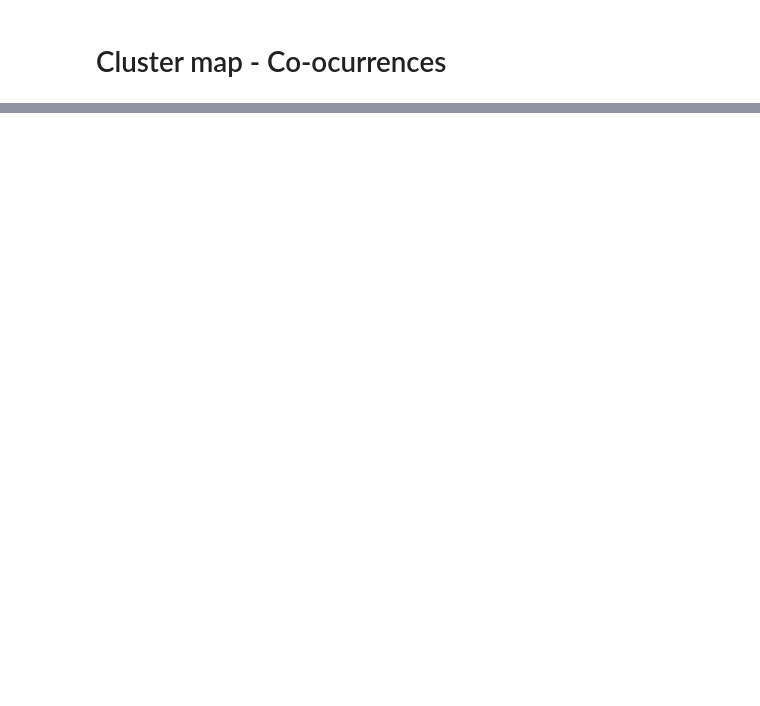
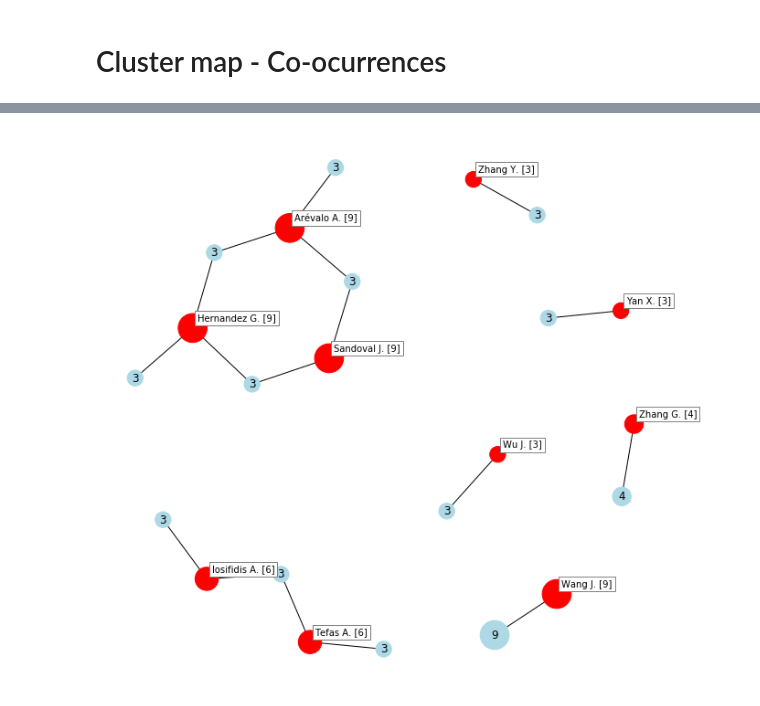
Before and after one commit to jdvelasq/techminer-old-deprecated, a Jupyter notebook: guide/tutorial/26-cluster-map-co_ocurrence.ipynb, the cells around one changed output, grey strips where cells are left out. Saved outputs shown, nothing was run; the diff lists cells and outputs as text; code cells hidden in the pictures; blank space fills up the shorter version.

Commit message:
cluster map

```diff
--- a/guide/tutorial/26-cluster-map-co_ocurrence.ipynb
+++ b/guide/tutorial/26-cluster-map-co_ocurrence.ipynb
@@ -11,0 +22,15 @@ rdf = RecordsDataFrame(
+# %%
+rdf.co_ocurrence(
+    column_r='Authors',
+    column_c='Authors',
+    sep_r=',',
+    sep_c=',',
+    top_n=10
+).cluster_map(
+    figsize=(11,11),
+    font_size=10,
+    factor = 0.1,
+    size=(300,1000)
+)
+# %% [output]
+[figure, added]
```
Also changed, not shown: parts of 3 cells of this notebook, 6 other files.
